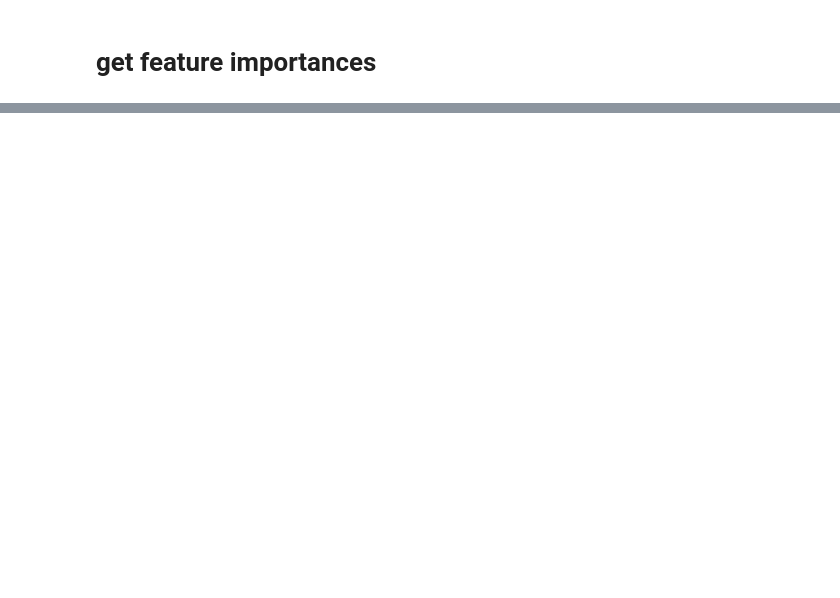
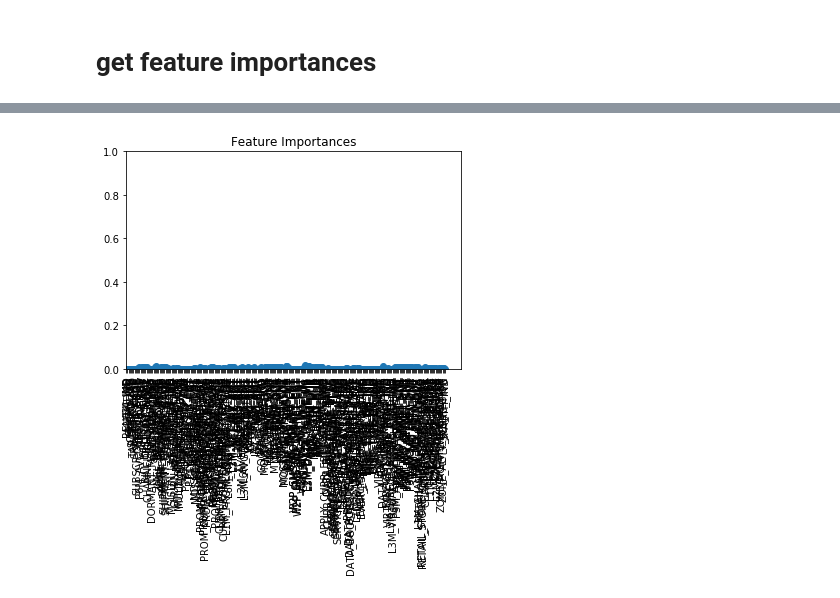
Before and after one commit to xiaosean/preprocess_py, a Jupyter notebook: random_forest.ipynb, the cells around one changed output, grey strips where cells are left out. Cells and saved outputs as stored; diff of their text form; code cells hidden in the pictures; blank space fills up the shorter version.

```diff
--- a/random_forest.ipynb
+++ b/random_forest.ipynb
@@ -44,0 +48,3 @@ load feather %s seconds 0.6090028285980225
+# %%
+train_groups_backup = pd.DataFrame()
+train_groups_backup["Groups"] = train_df["Groups"]
@@ -45 +54,4 @@ load feather %s seconds 0.6090028285980225
+# %%
+train_df["Groups"] = train_groups_backup["Groups"]
+test_df["Groups"] = test_groups_backup["Groups"]
 # %%
@@ -92,5 +111,5 @@ features = train_df.columns[0:4]
 # %%
-clf = RandomForestClassifier(n_jobs=5,n_estimators=50)
+clf = RandomForestClassifier(n_jobs=-1,n_estimators=100)
 # %%
 start_time = time()
-clf.fit(train_x, train_y)
+clf.fit(train_x, train_numeric_y)
@@ -313,0 +288,8 @@ print(len(test_sample))
+# %%
+plt.plot(clf.feature_importances_, 'o')
+# for i in
+plt.xticks(range(train_x.shape[1]), train_df.columns[:-1], rotation=90)
+plt.ylim(0, 1)
+plt.show()
+# %% [output]
+[figure, added]
```
Also changed, not shown: parts of 52 cells of this notebook, 15 other files.
